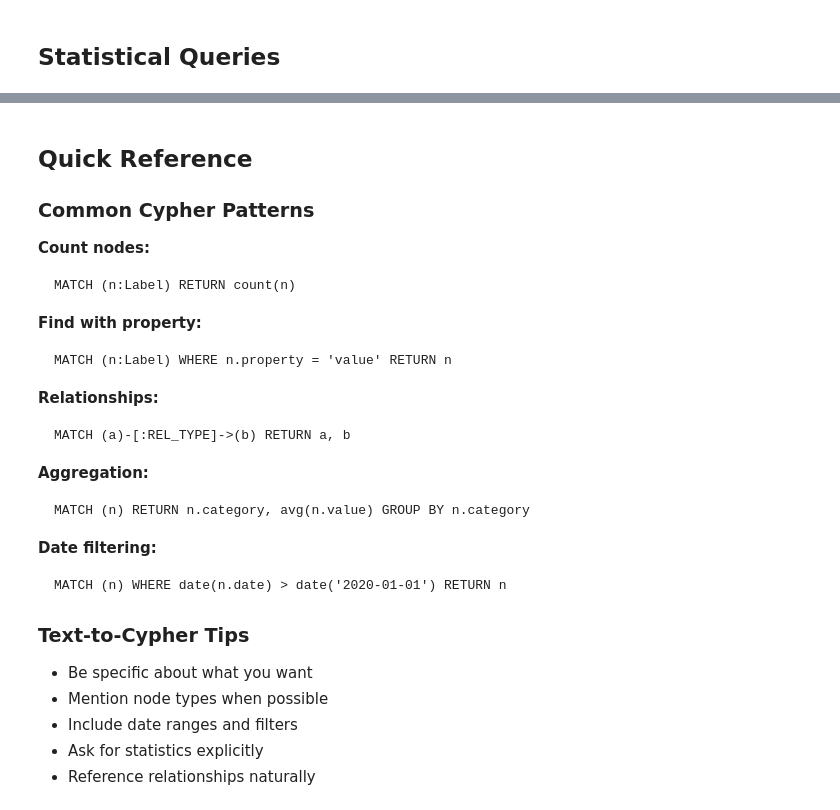
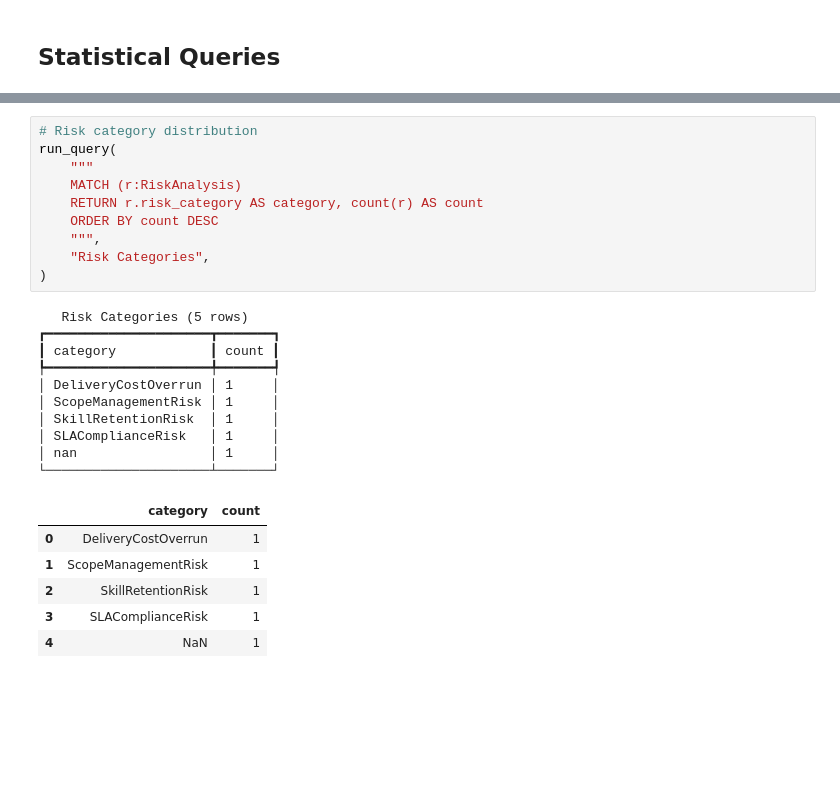
Before and after one commit to svngoku/genai-graph, a Jupyter notebook: notebooks/cypher_examples.ipynb, the cells around one changed output, grey strips where cells are left out. Saved outputs shown, nothing was run; the diff lists cells and outputs as text; blank space fills up the shorter version.

````diff
--- a/notebooks/cypher_examples.ipynb
+++ b/notebooks/cypher_examples.ipynb
@@ -142,37 +165,27 @@ except Exception as e:
-# %% [markdown]
-## Quick Reference
-
-### Common Cypher Patterns
-
-**Count nodes:**
-```
-MATCH (n:Label) RETURN count(n)
-```
-
-**Find with property:**
-```
-MATCH (n:Label) WHERE n.property = 'value' RETURN n
-```
-
-**Relationships:**
-```
-MATCH (a)-[:REL_TYPE]->(b) RETURN a, b
-```
-
-**Aggregation:**
-```
-MATCH (n) RETURN n.category, avg(n.value) GROUP BY n.category
-```
-
-**Date filtering:**
-```
-MATCH (n) WHERE date(n.date) > date('2020-01-01') RETURN n
-```
-
-### Text-to-Cypher Tips
-
-- Be specific about what you want
-- Mention node types when possible
-- Include date ranges and filters
-- Ask for statistics explicitly
-- Reference relationships naturally
+# %%
+# Risk category distribution
+run_query(
+    """
+    MATCH (r:RiskAnalysis)
+    RETURN r.risk_category AS category, count(r) AS count
+    ORDER BY count DESC
+    """,
+    "Risk Categories",
+)
+# %% [output]
+   Risk Categories (5 rows)
+┏━━━━━━━━━━━━━━━━━━━━━┳━━━━━━━┓
+┃ category            ┃ count ┃
+┡━━━━━━━━━━━━━━━━━━━━━╇━━━━━━━┩
+│ DeliveryCostOverrun │ 1     │
+│ ScopeManagementRisk │ 1     │
+│ SkillRetentionRisk  │ 1     │
+│ SLAComplianceRisk   │ 1     │
+│ nan                 │ 1     │
+└─────────────────────┴───────┘
+|  | category | count |
+| 0 | DeliveryCostOverrun | 1 |
+| 1 | ScopeManagementRisk | 1 |
+| 2 | SkillRetentionRisk | 1 |
+| 3 | SLAComplianceRisk | 1 |
+| 4 | NaN | 1 |
````
Also changed, not shown: parts of 18 cells of this notebook, 7 other files.
